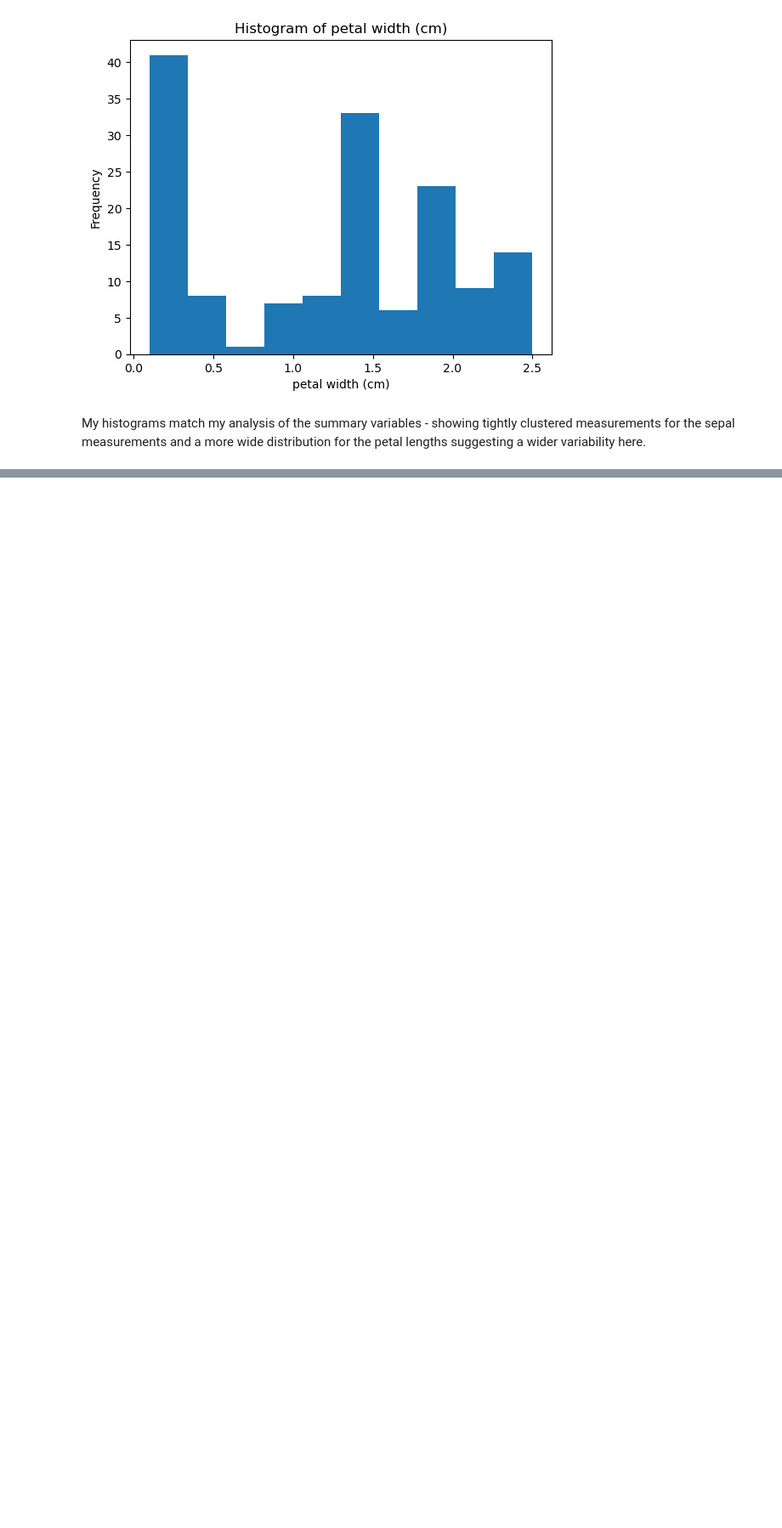
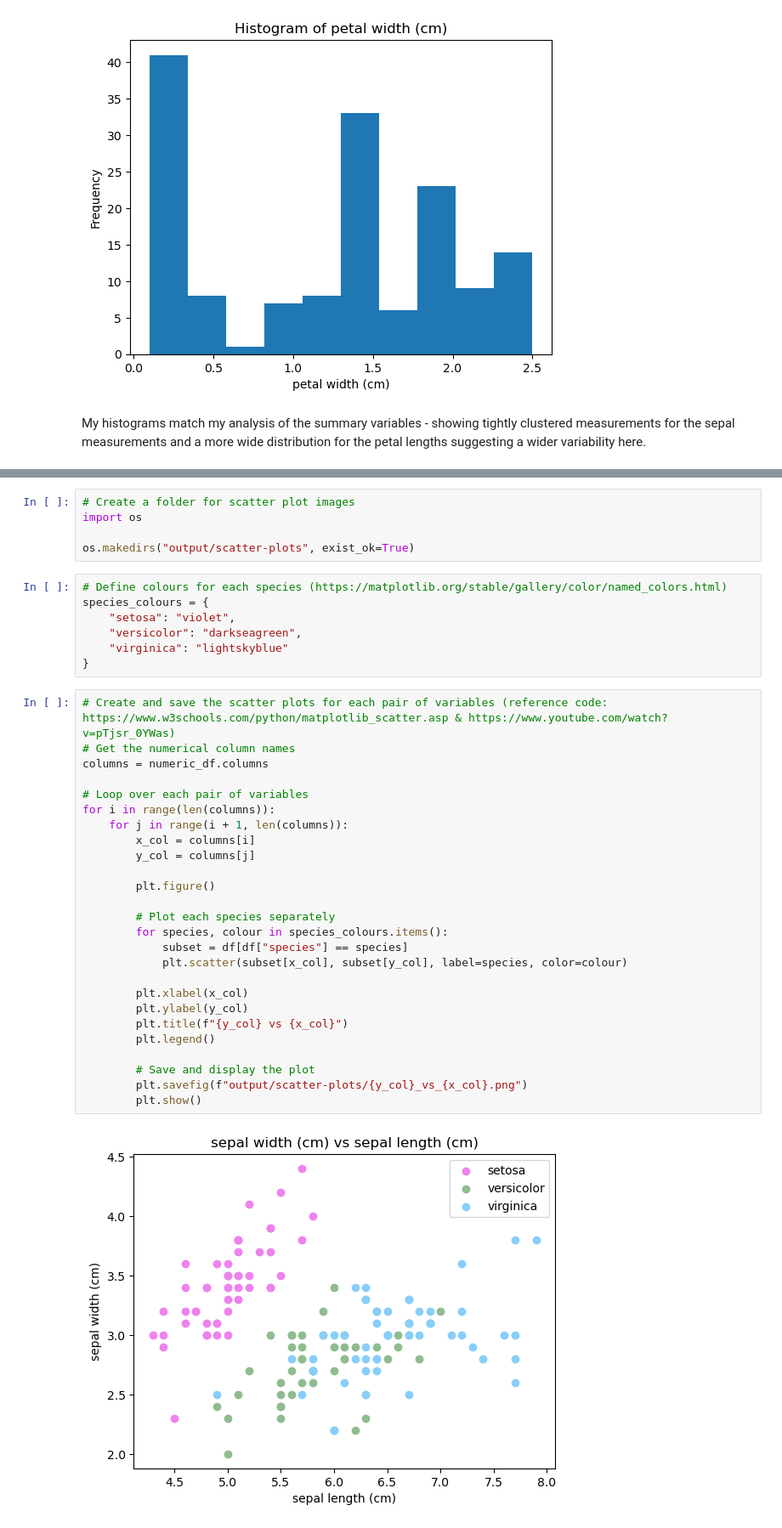
Before and after one commit to leahchristina/pands-project, a Jupyter notebook: analysis.ipynb, the cells around one changed output, grey strips where cells are left out. Shown at 85% size. Drawn from its saved outputs; the diff is of its cells as text; blank space fills up the shorter version.

Commit message:
Creation of scatter plots

```diff
--- a/analysis.ipynb
+++ b/analysis.ipynb
@@ -131,0 +136,40 @@ My histograms match my analysis of the summary variables - showing tightly clust
+# %%
+# Create a folder for scatter plot images
+import os
+
+os.makedirs("output/scatter-plots", exist_ok=True)
+# %%
+# Define colours for each species (https://matplotlib.org/stable/gallery/color/named_colors.html)
+species_colours = {
+    "setosa": "violet",
+    "versicolor": "darkseagreen",
+    "virginica": "lightskyblue"
+}
+# %%
+# Create and save the scatter plots for each pair of variables (reference code: https://www.w3schools.com/python/matplotlib_scatter.asp & https://www.youtube.com/watch?v=pTjsr_0YWas)
+# Get the numerical column names
+columns = numeric_df.columns
+
+# Loop over each pair of variables
+for i in range(len(columns)):
+    for j in range(i + 1, len(columns)):
+        x_col = columns[i]
+        y_col = columns[j]
+
+        plt.figure()
+
+        # Plot each species separately
+        for species, colour in species_colours.items():
+            subset = df[df["species"] == species]
+            plt.scatter(subset[x_col], subset[y_col], label=species, color=colour)
+
+        plt.xlabel(x_col)
+        plt.ylabel(y_col)
+        plt.title(f"{y_col} vs {x_col}")
+        plt.legend()
+
+        # Save and display the plot
+        plt.savefig(f"output/scatter-plots/{y_col}_vs_{x_col}.png")
+        plt.show()
+# %% [output]
+[figure, added]
```
Also changed, not shown: parts of 3 cells of this notebook, 6 other files.
